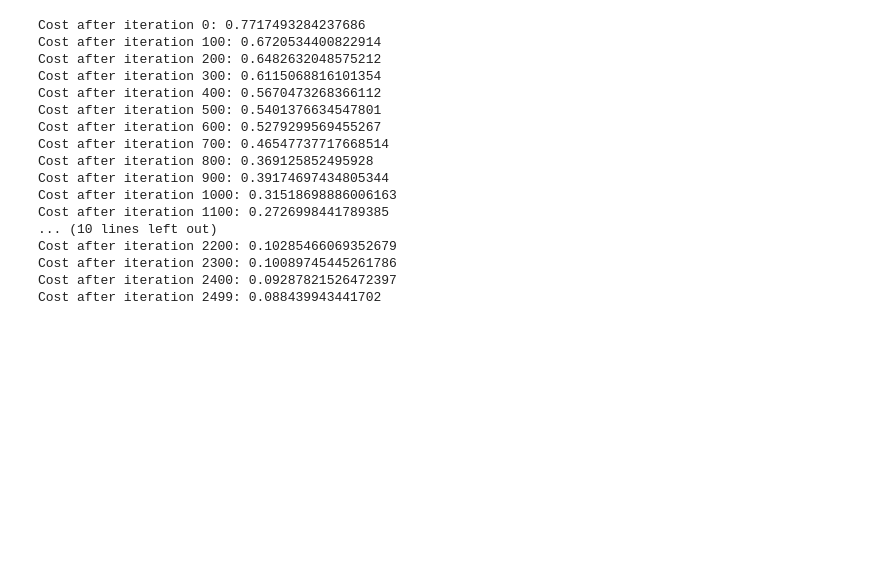
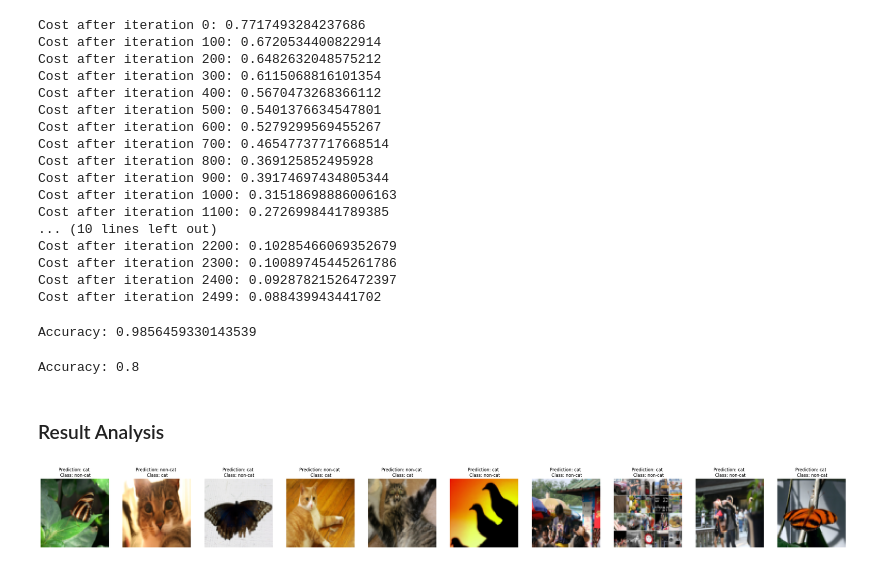
Before and after one commit to isthismanas/NeuralNet_Classifier, a Jupyter notebook: dnn_classifier.ipynb, the cells around one changed output. Saved outputs shown, nothing was run; the diff lists cells and outputs as text; code cells hidden in the pictures; blank space fills up the shorter version.

Commit message:
Added test images and hurray!!! it works!

```diff
--- a/dnn_classifier.ipynb
+++ b/dnn_classifier.ipynb
@@ -216,3 +216,17 @@ Cost after iteration 2200: 0.10285466069352679
 Cost after iteration 2300: 0.10089745445261786
 Cost after iteration 2400: 0.09287821526472397
 Cost after iteration 2499: 0.088439943441702
+# %%
+pred_train = predict(train_x, train_y, parameters)
+# %% [output]
+Accuracy: 0.9856459330143539
+# %%
+pred_test = predict(test_x, test_y, parameters)
+# %% [output]
+Accuracy: 0.8
+# %% [markdown]
+### Result Analysis
+# %%
+print_mislabeled_images(classes, test_x, test_y, pred_test)
+# %% [output]
+[figure, added]
```
Also changed, not shown: parts of 2 cells of this notebook, 5 other files.
